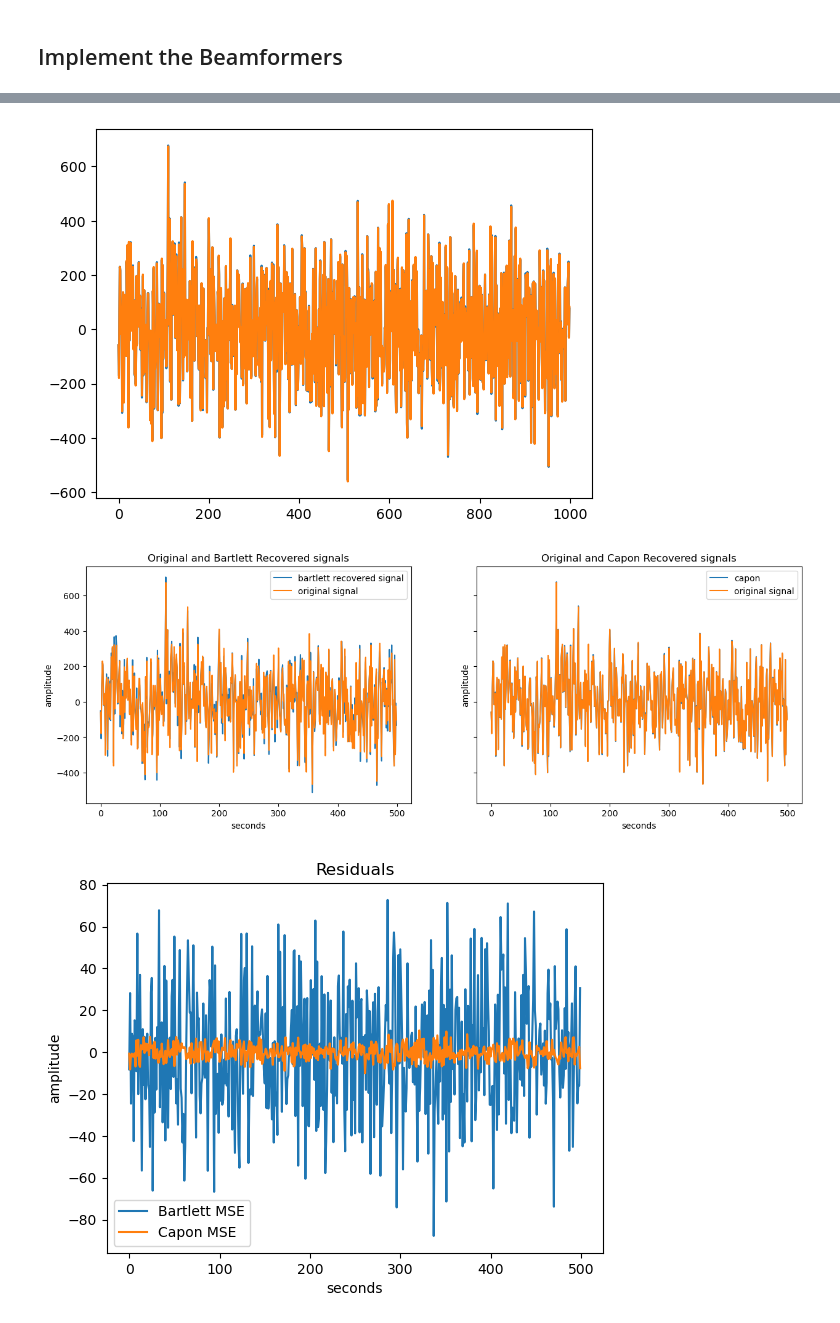
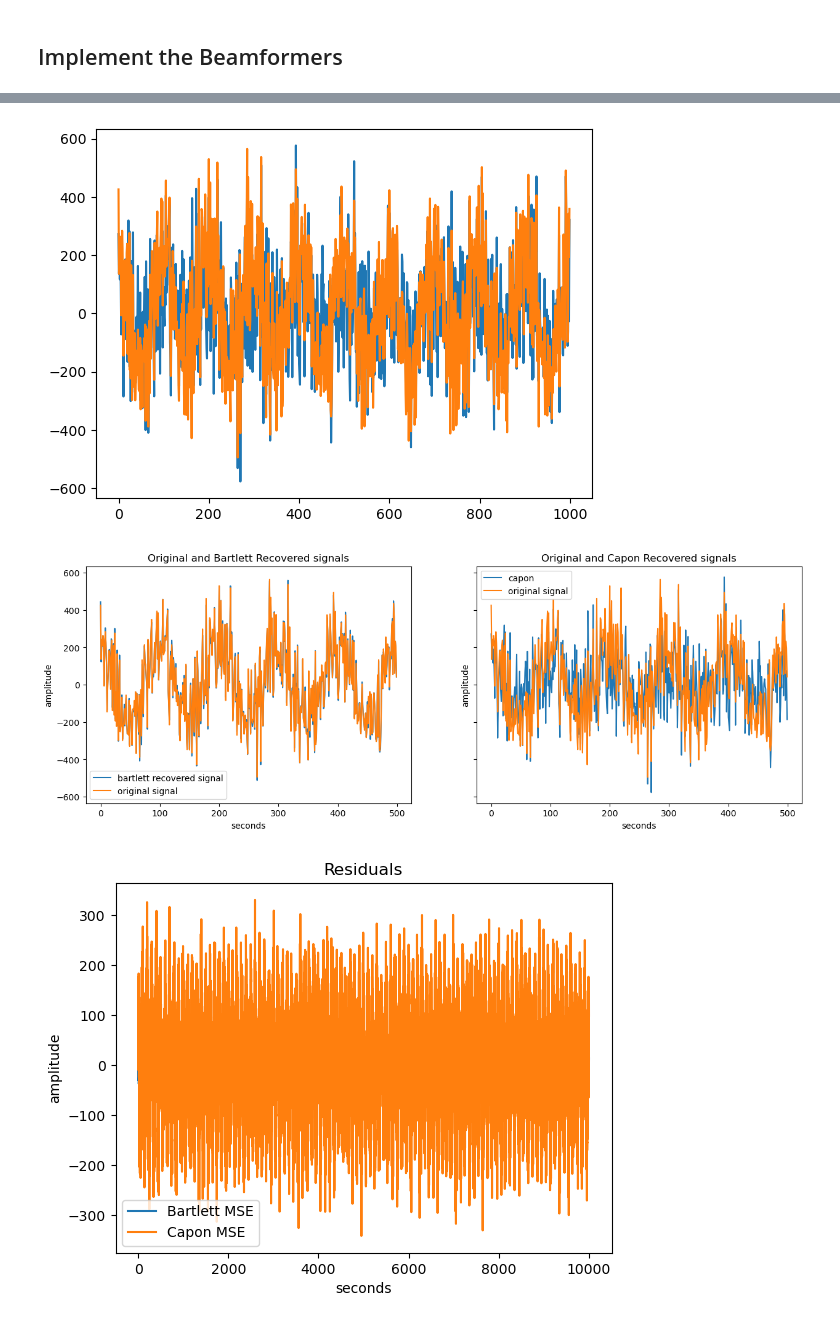
Before and after one commit to itberrios/radical, a Jupyter notebook: notebooks/adaptive_beamforming.ipynb, the cells around one changed output, grey strips where cells are left out. Saved outputs shown, nothing was run; the diff lists cells and outputs as text; code cells hidden in the pictures.

```diff
--- a/notebooks/adaptive_beamforming.ipynb
+++ b/notebooks/adaptive_beamforming.ipynb
@@ -94,10 +94,10 @@ def complex_sinusoidal_source(f_tone, t, signal_powers):
 # input parameters
 SNR = 15.0 # assume all sources have the same snr (max: 100, min: 0)
 T = 10000 # number of samples
-M = 10   # number of array elements
-D = 3   # number of source signals
-THETA_DEG = [-25, 25, 30] # Angle of Arrival
-SOURCE_POWER = np.array([20, 17, 23]) # power in dB
+M = 20   # number of array elements
+D = 5   # number of source signals
+THETA_DEG = [-10, 0, -20, 25, 50] # Angle of Arrival
+SOURCE_POWER = np.array([23, 18, 14, 17, 20]) # power in dB
 
 # sinusoid parameters (change if needed)
 fs = 1e6 # sample frequency (Hz)
@@ -117,15 +117,20 @@ SOURCE_THETAS = [theta*np.pi/180 for theta in THETA_DEG]
 V = np.vstack([steering_vector(theta, M) for theta in SOURCE_THETAS]).T
 
 # get either random source signals
-C = np.eye(D)*SOURCE_POWER_WATT # source covariance
-F = C @ randcn((D, T))
+# C = np.eye(D)*SOURCE_POWER_WATT # source covariance
+# F = C @ randcn((D, T))
 
 # or sinusoidal source signals
 # F = random_complex_sinusoidal_source(D, f_tone, t, fs, SOURCE_POWER_WATT)
-# F = complex_sinusoidal_source(f_tone, t, SOURCE_POWER_WATT)
+F = complex_sinusoidal_source(f_tone, t, SOURCE_POWER_WATT)
 
-# just for fun replace one signal with a highpower sinusoid
-# F[2, :] = SOURCE_POWER_WATT[2] * randcn((1, T))
+# single source with multiple interfering signals
+# max_source_pwr = np.max(SOURCE_POWER_WATT)
+# interferer_pwrs = SOURCE_POWER_WATT.tolist()
+# interferer_pwrs.remove(max_source_pwr)
+# F_source = complex_sinusoidal_source(f_tone, t, [max_source_pwr])
+# F_interf = random_complex_sinusoidal_source(D - 1, f_tone, t, fs, interferer_pwrs)
+# F = np.vstack((F_source, F_interf))
 
 N = NOISE_POWER_WATT * randcn((M, T))
 
@@ -152,5 +157,16 @@ ax[1].set_ylabel("amplitude");
 # %%
 Rxx = (X @ np.conj(X).T) / X.shape[1]
-Rxx_inv = np.linalg.pinv(Rxx + 1e-6*np.eye(Rxx.shape[0]))
+
+# if using Forward Backward Averaging
+J = np.fliplr(np.eye(M))
+Rxx_fb = 0.5*(Rxx + (J @ np.conj(Rxx) @ J))
+
+# if using diagnonal loading
+sigma_l =  1e-6
+
+# Rxx_inv = np.linalg.pinv(Rxx + sigma_l*np.eye(Rxx.shape[0]))
+Rxx_inv = np.linalg.pinv(Rxx_fb + sigma_l*np.eye(Rxx_fb.shape[0]))
+
+
 Rxx.shape, Rxx_inv.shape
 # %% [output]
@@ -242,11 +280,11 @@ plt.legend();
 # %%
 plt.plot(outputs["capon"][angle_idx_c].real[:1000], label="capon");
-plt.plot(F[2, :1000].real, label="original signal");
+plt.plot(F[0, :1000].real, label="original signal");
 # %% [output]
-[figure, old version]
+[figure, new version]
 # %%
 _, ax = plt.subplots(1, 2, figsize=(15, 5), sharey=True)
-source_num = 2
+source_num = 0
 plot_samples = 500
 
 ax[0].plot(outputs["bartlett"][angle_idx_b].real[:plot_samples], label="bartlett recovered signal");
@@ -263,27 +301,26 @@ ax[1].set_xlabel("seconds")
 ax[1].set_ylabel("amplitude");
 ax[1].legend();
 # %% [output]
-[figure, old version]
+[figure, new version]
 # %%
-source_num = 2
-plot_samples = 500
+source_num = 0
+plot_samples = F.shape[1]
 
 bartlett_res = F[source_num, :plot_samples].real - outputs["bartlett"][angle_idx_b].real[:plot_samples]
-bartlett_mse = np.square(bartlett_res - bartlett_res.mean())
 bartlett_mse = np.mean((bartlett_res)**2)
 
 capon_res = F[source_num, :plot_samples].real - outputs["capon"][angle_idx_c].real[:plot_samples]
 capon_mse = np.mean((capon_res)**2)
 
 plt.plot(bartlett_res, label="Bartlett MSE");
 plt.plot(capon_res, label="Capon MSE");
 
 plt.title("Residuals")
 plt.xlabel("seconds")
-plt.ylabel("amplitude");
+plt.ylabel("amplitude")
 plt.legend();
 # %% [output]
-[figure, old version]
+[figure, new version]
 # %%
 bartlett_mse, capon_mse
 # %% [output]
```
Also changed, not shown: parts of 13 cells of this notebook, 5 other files.
